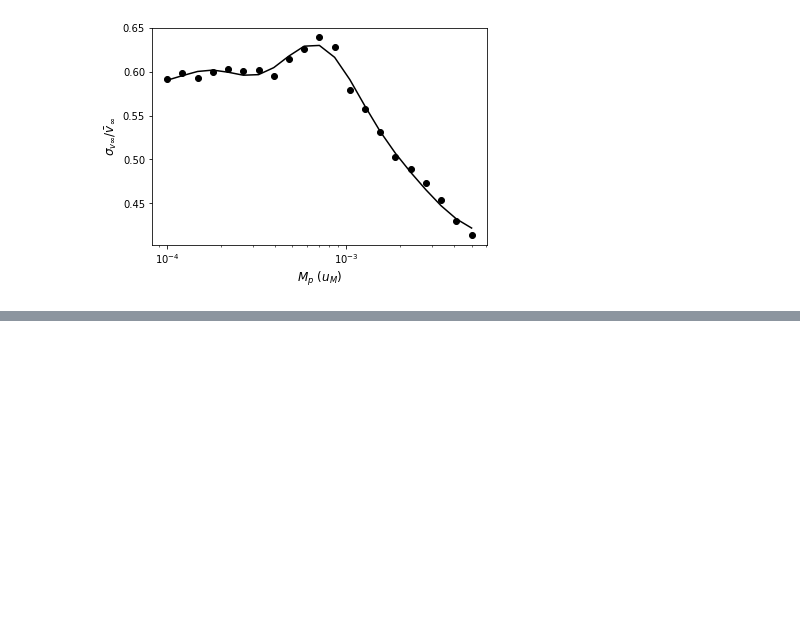
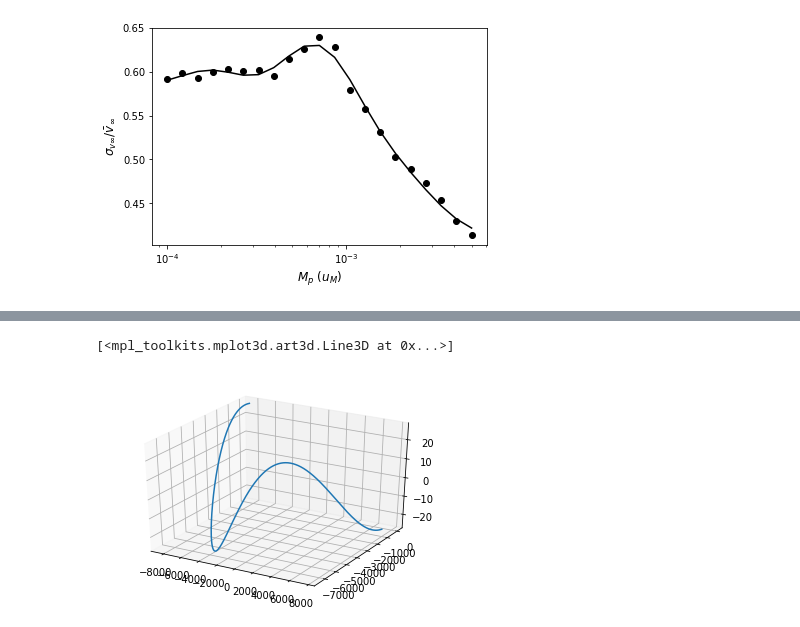
Before and after one commit to seap-udea/iWander, a Jupyter notebook: dev/analysis.ipynb, the cells around one changed output, grey strips where cells are left out. Drawn from its saved outputs; the diff is of its cells as text; code cells hidden in the pictures; blank space fills up the shorter version.

```diff
--- a/dev/analysis.ipynb
+++ b/dev/analysis.ipynb
@@ -456,0 +484,8 @@ Text(0.5,0,'$M_p$ ($u_M$)')
+# %%
+fig=plt.figure()
+ax=fig.add_subplot(111,projection='3d')
+
+ax.plot(xs,ys,zs)
+# %% [output]
+[<mpl_toolkits.mplot3d.art3d.Line3D at 0x...>]
+[figure, added]
```
Also changed, not shown: parts of 7 cells of this notebook, 2 other files.
